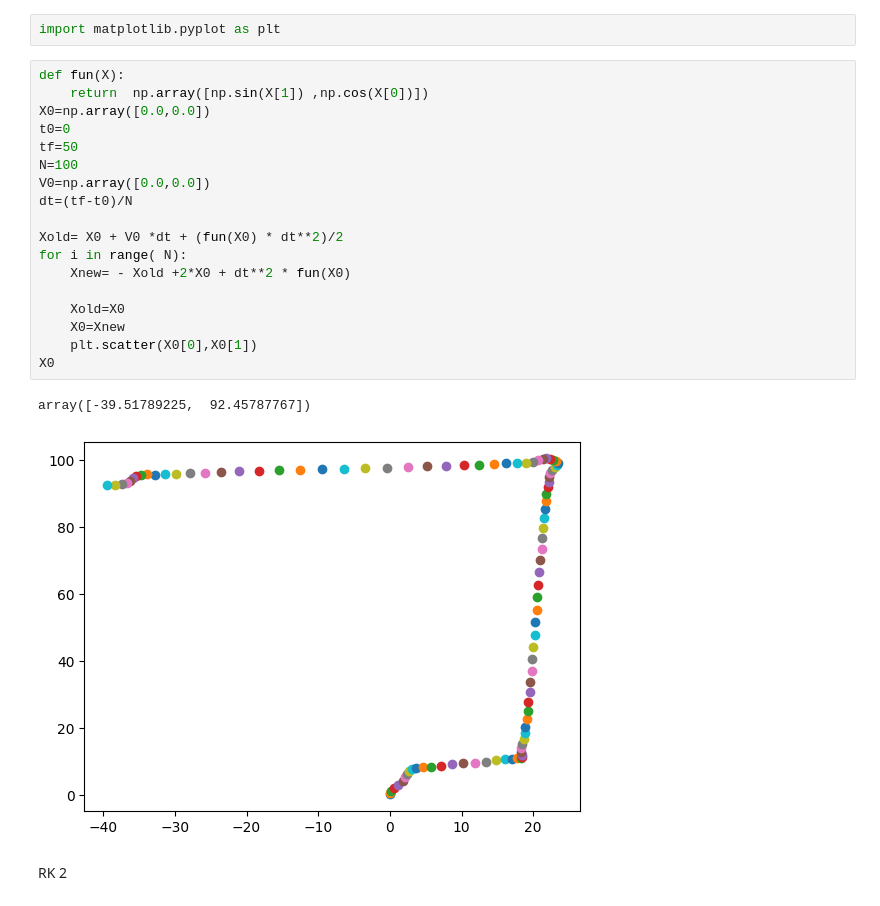
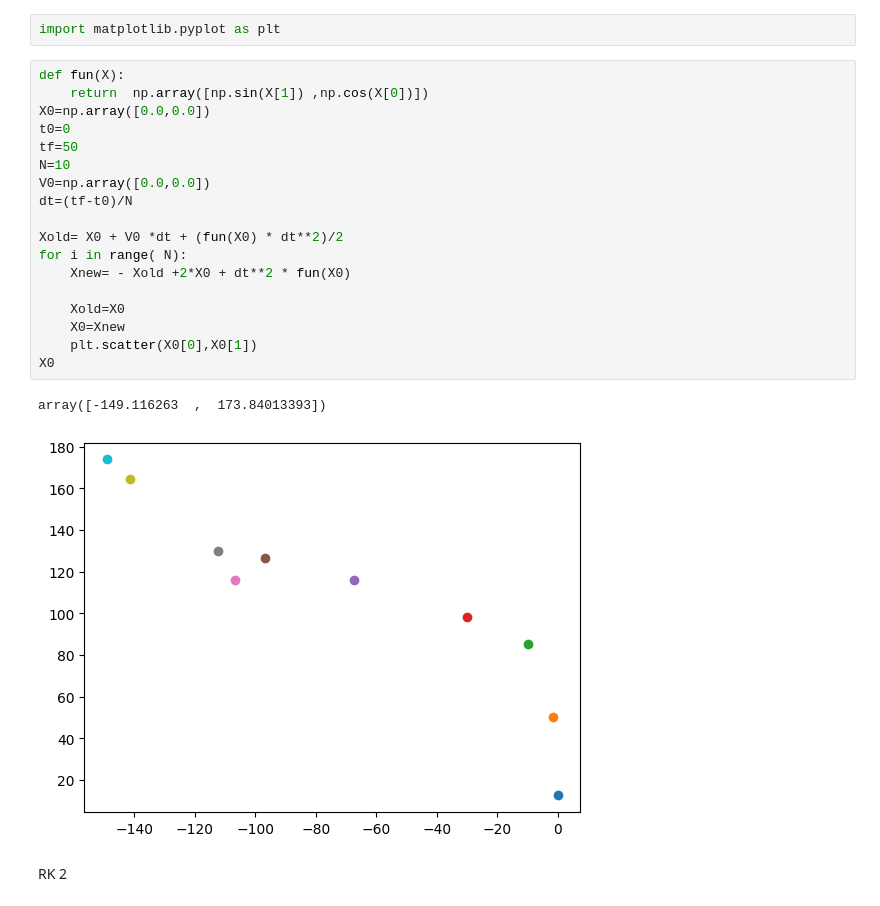
Before and after one commit to Pavankumarshinde/ComputationalPhysics, a Jupyter notebook: ODE.ipynb, the cells around one changed output. Drawn from its saved outputs; the diff is of its cells as text.

```diff
--- a/ODE.ipynb
+++ b/ODE.ipynb
@@ -32,23 +32,23 @@ import matplotlib.pyplot as plt
 # %%
 def fun(X):
     return  np.array([np.sin(X[1]) ,np.cos(X[0])])
 X0=np.array([0.0,0.0])
 t0=0
 tf=50
-N=100
+N=10
 V0=np.array([0.0,0.0])
 dt=(tf-t0)/N
 
 Xold= X0 + V0 *dt + (fun(X0) * dt**2)/2
 for i in range( N):
     Xnew= - Xold +2*X0 + dt**2 * fun(X0)
 
     Xold=X0
     X0=Xnew
     plt.scatter(X0[0],X0[1])
 X0
 # %% [output]
-array([-39.51789225,  92.45787767])
+array([-149.116263  ,  173.84013393])
-[figure, old version]
+[figure, new version]
 # %% [markdown]
 RK 2
```
Also changed, not shown: parts of 8 cells of this notebook, 11 other files.
